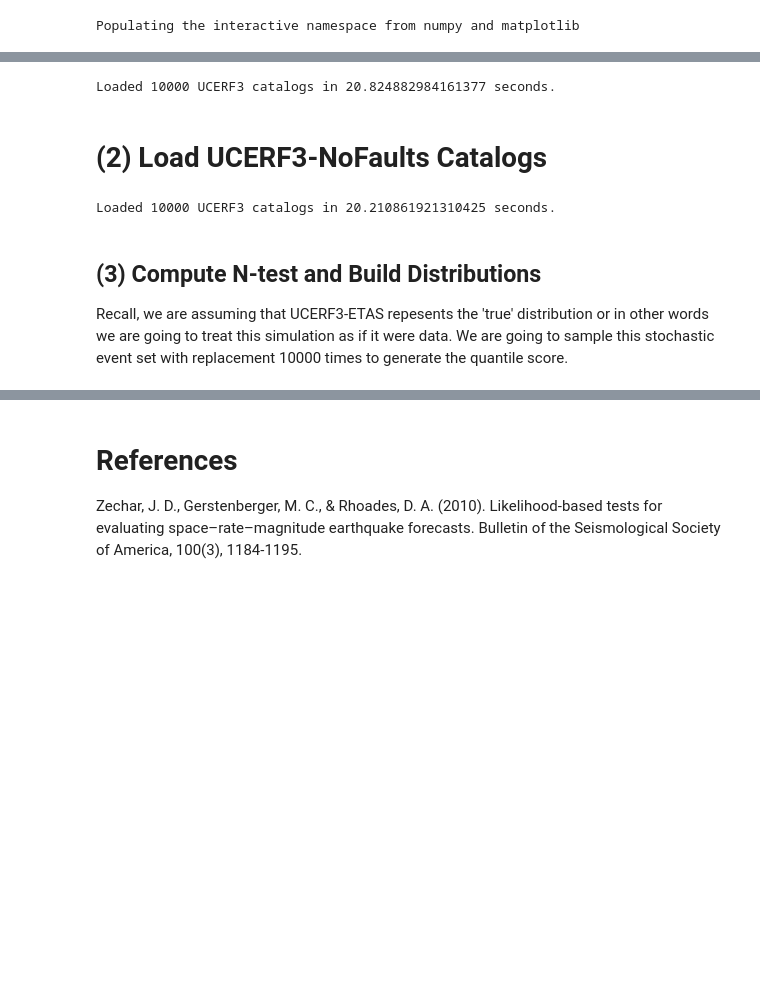
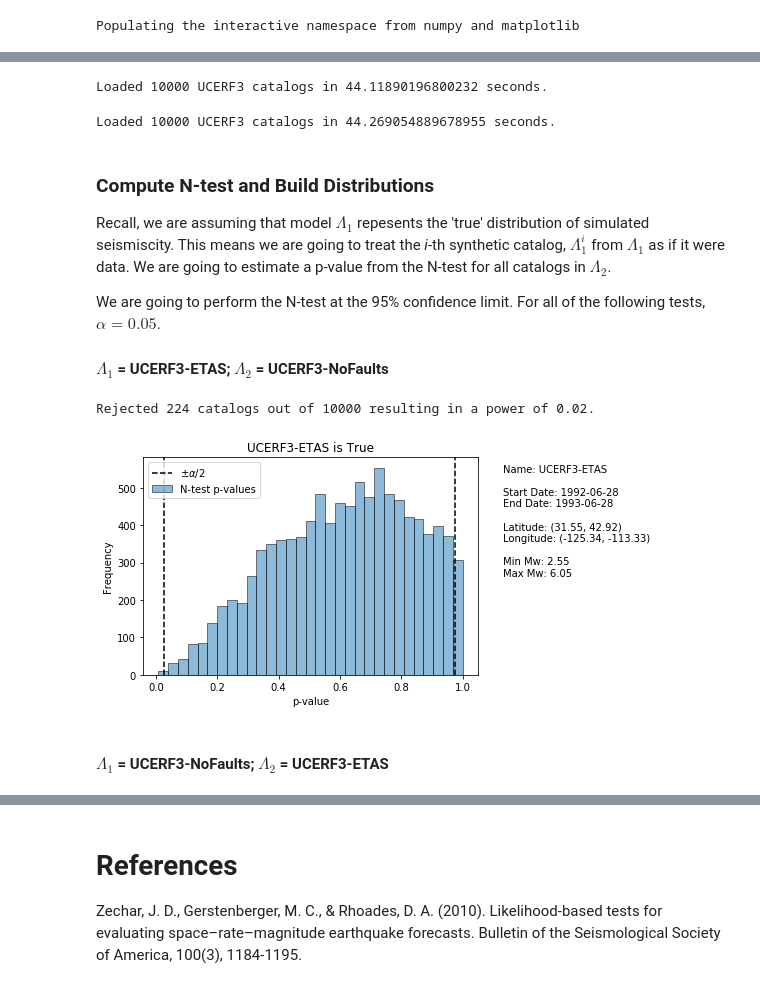
Before and after one commit to SCECcode/pycsep, a Jupyter notebook: notes/n_test_power.ipynb, the cells around one changed output, grey strips where cells are left out. Cells and saved outputs as stored; diff of their text form; code cells hidden in the pictures; blank space fills up the shorter version.

```diff
--- a/notes/n_test_power.ipynb
+++ b/notes/n_test_power.ipynb
@@ -32,15 +28,18 @@ In the preliminary versions of this analysis, we assume that $\alpha=1$ and UCER
 import os
 import time
 import csep
+import csep.utils.plotting
+from csep.core.evaluations import number_test
+
 %pylab inline
 
-# analysis wide-variables go here
-
 # Minimum Magnitude for Catalogs
-mw_min = 3.95
+mw_min = 0.0
 
 # Significance for rejection
 alpha = 0.05
+
+# two-sided test
 tol = alpha / 2.0
 
 # Filenames of target simulations
@@ -62,9 +61,7 @@ for u3catalog in u3catalogs:
 t1 = time.time()
 print('Loaded {} UCERF3 catalogs in {} seconds.\n'.format(len(u3catalogs_filt), (t1-t0)))
 # %% [output]
-Loaded 10000 UCERF3 catalogs in 20.824882984161377 seconds.
+Loaded 10000 UCERF3 catalogs in 44.11890196800232 seconds.
-# %% [markdown]
-# (2) Load UCERF3-NoFaults Catalogs
 # %%
 u3nofaults_filt = []
 t0 = time.time()
@@ -74,8 +71,12 @@ for u3nofault in u3nofaults:
 t1 = time.time()
 print('Loaded {} UCERF3 catalogs in {} seconds.\n'.format(len(u3nofaults_filt), (t1-t0)))
 # %% [output]
-Loaded 10000 UCERF3 catalogs in 20.210861921310425 seconds.
+Loaded 10000 UCERF3 catalogs in 44.269054889678955 seconds.
 # %% [markdown]
-## (3) Compute N-test and Build Distributions
+### Compute N-test and Build Distributions
 
-Recall, we are assuming that UCERF3-ETAS repesents the 'true' distribution or in other words we are going to treat this simulation as if it were data. We are going to sample this stochastic event set with replacement 10000 times to generate the quantile score.
+Recall, we are assuming that model $\Lambda_1$ repesents the 'true' distribution of simulated seismiscity. This means  we are going to treat the *i*-th synthetic catalog, $\Lambda_1^i$ from $\Lambda_1$ as if it were data. We are going to estimate a p-value from the N-test for all catalogs in $\Lambda_2$.
+
+We are going to perform the N-test at the 95% confidence limit. For all of the following tests, $\alpha=0.05$.
+
+#### $\Lambda_1$ = UCERF3-ETAS; $\Lambda_2$ = UCERF3-NoFaults
@@ -81,0 +101,20 @@ Recall, we are assuming that UCERF3-ETAS repesents the 'true' distribution or in
+# %%
+results = array(results)
+ax = csep.utils.plotting.plot_histogram(p_values, tol, bins='fd', catalog=true_catalog, plot_args={'legend_loc': 'upper left',
+                                                                             'xlabel': 'p-value',
+                                                                             'sim_label': 'N-test p-values',
+                                                                             'obs_label': r'$\pm \alpha/2$',
+                                                                             'title': 'UCERF3-ETAS is True'})
+# add second line to histogram
+ax.axvline(x=(1-tol), color='black', linestyle='--')
+
+# compute the number of rejected models
+rejected = len(argwhere(results==1))
+power = rejected / n_cats
+print('Rejected {} catalogs out of {} resulting in a power of {:.2f}.'
+      .format(rejected, n_cats, power))
+# %% [output]
+Rejected 224 catalogs out of 10000 resulting in a power of 0.02.
+[figure, added]
+# %% [markdown]
+#### $\Lambda_1$ = UCERF3-NoFaults; $\Lambda_2$ = UCERF3-ETAS
```
Also changed, not shown: parts of 12 cells of this notebook, 1 other file.
